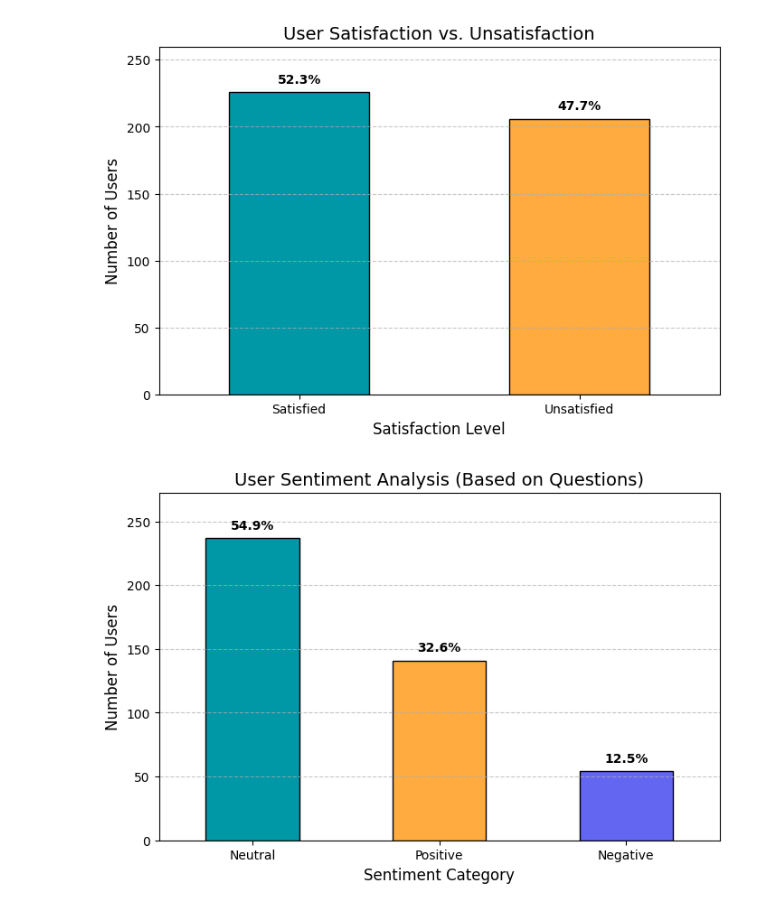
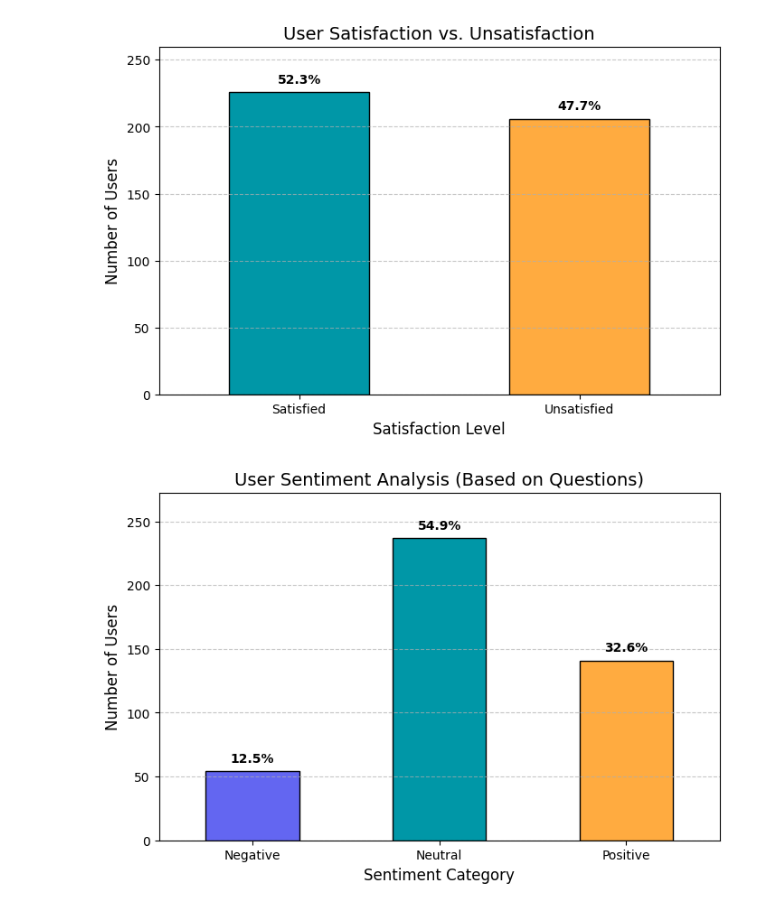
Before and after one commit to stephanie465337/Data-Science-Portfolio-C21, a Jupyter notebook: Projects/Capstone/Text_Exploration.ipynb, the cells around one changed output. Cells and saved outputs as stored; diff of their text form; code cells hidden in the pictures.

Commit message:
Updated Sentiment Graphic

```diff
--- a/Projects/Capstone/Text_Exploration.ipynb
+++ b/Projects/Capstone/Text_Exploration.ipynb
@@ -664,57 +668,36 @@ plt.show()
 # %% [output]
 [figure]
 # %%
-#Initialize VADER just in case it's not active in this scope
-analyzer = SentimentIntensityAnalyzer()
-
-def get_sentiment(text):
-  if pd.isna(text) or str(text).strip() == '':
-    return 0
-  return analyzer.polarity_scores(str(text))['compound']
-
-#Using standard VADER thresholds for positive/negative/neutral
-def sentiment_category(score):
-  if score >= 0.05:
-    return 'Positive'
-  elif score <= -0.05:
-    return 'Negative'
-  else:
-    return 'Neutral'
-
-#Apply sentiment analysis to the questions in super_clean
-super_clean['sentiment_score'] = super_clean['question'].apply(get_sentiment)
-super_clean['sentiment_label'] = super_clean['sentiment_score'].apply(sentiment_category)
-
-#Count the occurrences
+#Count the occurrences and reorder
 sentiment_counts = super_clean['sentiment_label'].value_counts()
+sentiment_counts = sentiment_counts.reindex(['Negative', 'Neutral', 'Positive'])
 total_sentiment = sentiment_counts.sum()
 
 #Plot the Sentiment chart
 plt.figure(figsize=(8, 5))
-ax2 = sentiment_counts.plot(kind='bar', color=['#0097A7', '#FFAB40', '#6366F1'], edgecolor='black')
+# Colors reordered to match: Negative (#6366F1), Neutral (#0097A7), Positive (#FFAB40)
+ax2 = sentiment_counts.plot(kind='bar', color=['#6366F1', '#0097A7', '#FFAB40'], edgecolor='black')
 
 #Add percentages above the bars
 for p in ax2.patches:
   percentage = f'{(p.get_height() / total_sentiment) * 100:.1f}%'
   ax2.annotate(percentage,
     (p.get_x() + p.get_width() / 2., p.get_height()),
     ha='center',
     va='bottom',
     xytext=(0, 5),
     textcoords='offset points',
     fontweight='bold')
 
 plt.title('User Sentiment Analysis (Based on Questions)', fontsize=14)
 plt.xlabel('Sentiment Category', fontsize=12)
 plt.ylabel('Number of Users', fontsize=12)
 plt.xticks(rotation=0)
 plt.grid(axis='y', linestyle='--', alpha=0.7)
 
 #Extend the y-axis to prevent cutoff
 plt.ylim(0, sentiment_counts.max() * 1.15)
-
 plt.savefig('sentiment.png', dpi=300, bbox_inches='tight')
-
 plt.show()
 # %% [output]
-[figure, old version]
+[figure, new version]
```
Also changed, not shown: parts of 1 cell of this notebook.
